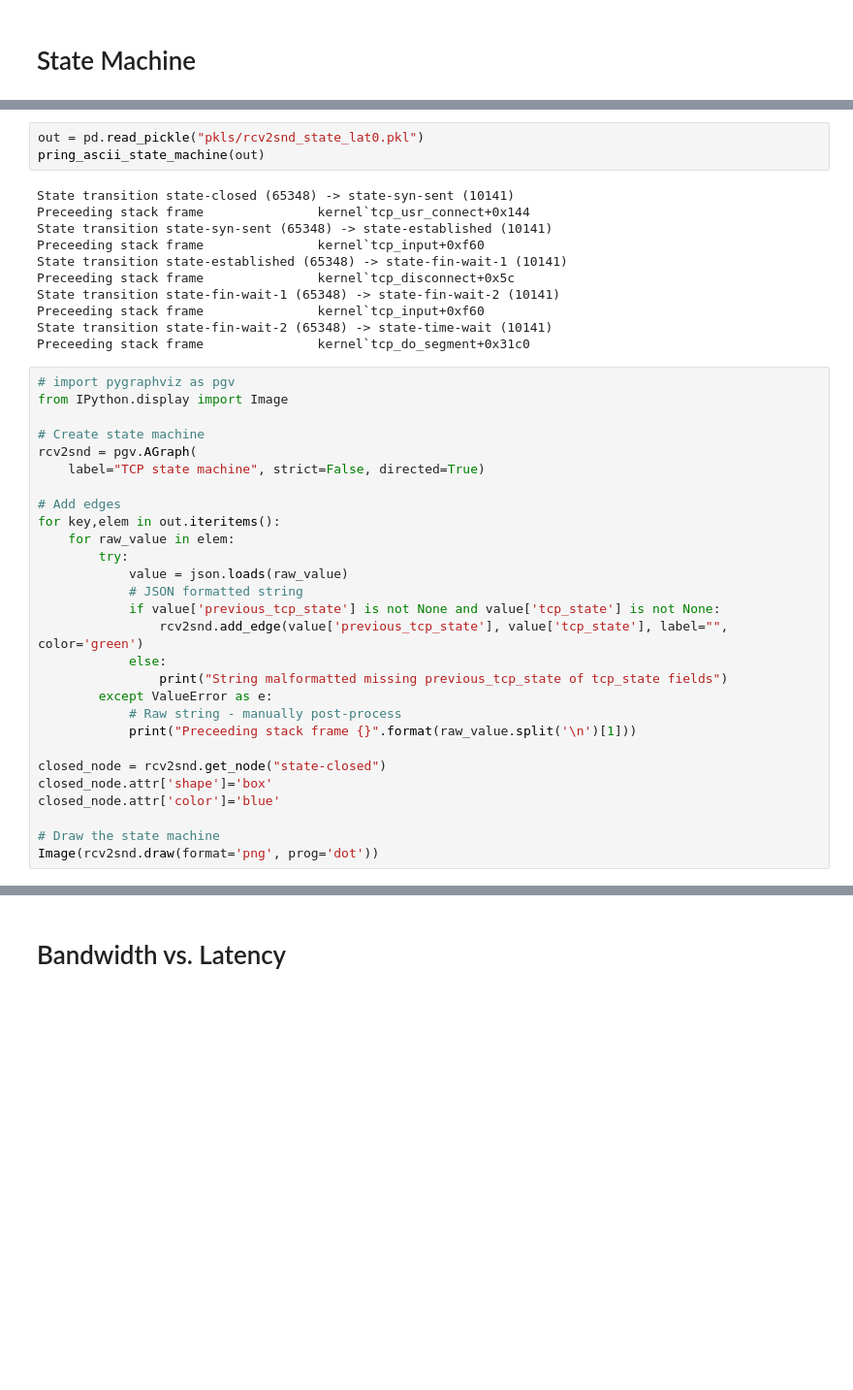
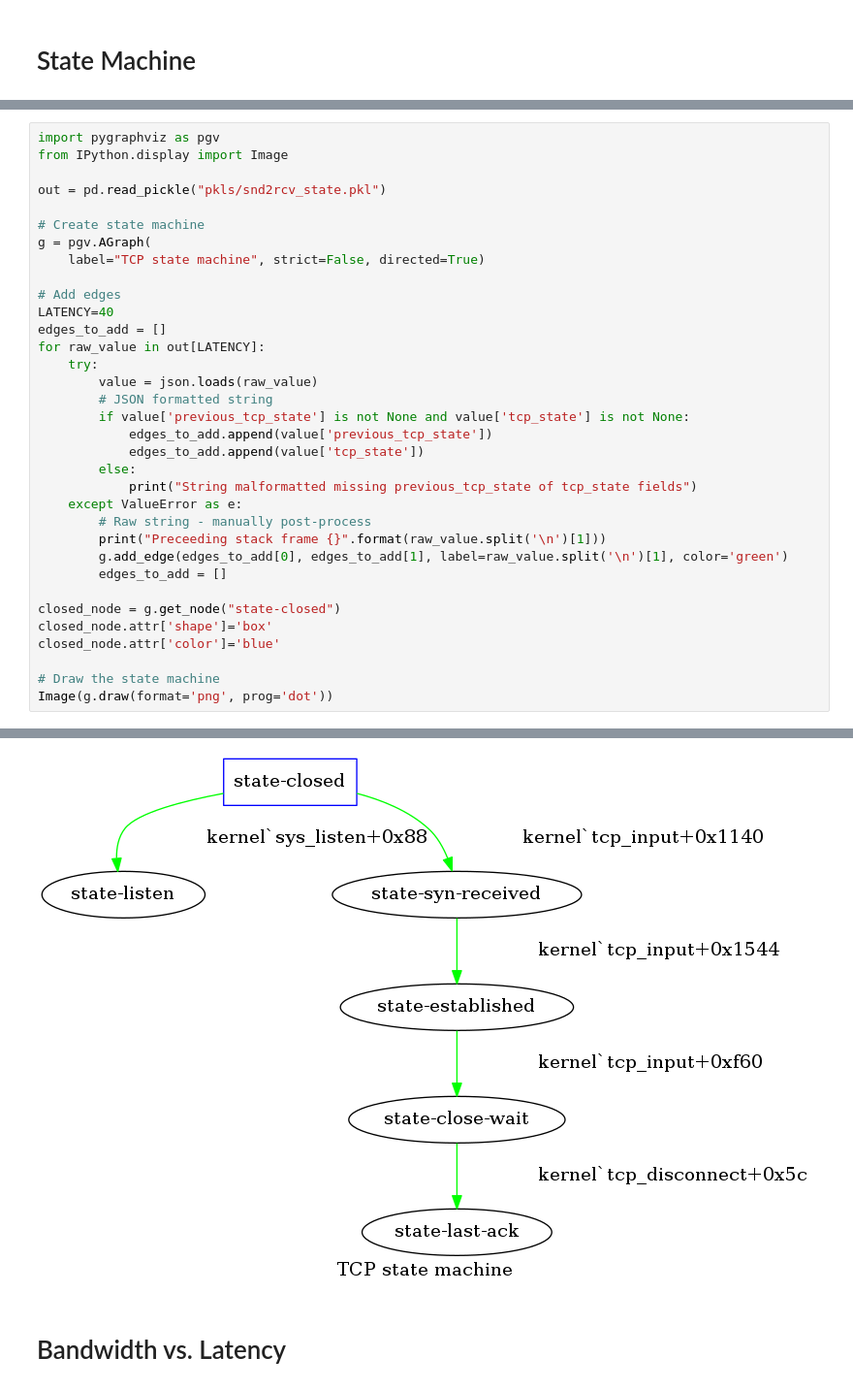
Before and after one commit to Michael137/os, a Jupyter notebook: l41-labs/lab3/lab3.ipynb, the cells around one changed output, grey strips where cells are left out. Shown at 97% size. Drawn from its saved outputs; the diff is of its cells as text; blank space fills up the shorter version.

Commit message:
collected & pickled data

```diff
--- a/l41-labs/lab3/lab3.ipynb
+++ b/l41-labs/lab3/lab3.ipynb
@@ -385,42 +454,35 @@ pd.to_pickle(out, "pkls/rcv2snd_state_lat0.pkl")
-# %%
-out = pd.read_pickle("pkls/rcv2snd_state_lat0.pkl")
-pring_ascii_state_machine(out)
-# %% [output]
-State transition state-closed (65348) -> state-syn-sent (10141)
-Preceeding stack frame               kernel`tcp_usr_connect+0x144
-State transition state-syn-sent (65348) -> state-established (10141)
-Preceeding stack frame               kernel`tcp_input+0xf60
-State transition state-established (65348) -> state-fin-wait-1 (10141)
-Preceeding stack frame               kernel`tcp_disconnect+0x5c
-State transition state-fin-wait-1 (65348) -> state-fin-wait-2 (10141)
-Preceeding stack frame               kernel`tcp_input+0xf60
-State transition state-fin-wait-2 (65348) -> state-time-wait (10141)
-Preceeding stack frame               kernel`tcp_do_segment+0x31c0
 # %%
-# import pygraphviz as pgv
+import pygraphviz as pgv
 from IPython.display import Image
 
+out = pd.read_pickle("pkls/snd2rcv_state.pkl")
+
 # Create state machine
-rcv2snd = pgv.AGraph(
+g = pgv.AGraph(
     label="TCP state machine", strict=False, directed=True)
 
 # Add edges
-for key,elem in out.iteritems():
-    for raw_value in elem:
-        try:
-            value = json.loads(raw_value)
-            # JSON formatted string
-            if value['previous_tcp_state'] is not None and value['tcp_state'] is not None:
-                rcv2snd.add_edge(value['previous_tcp_state'], value['tcp_state'], label="", color='green')
-            else:
-                print("String malformatted missing previous_tcp_state of tcp_state fields")
-        except ValueError as e:
-            # Raw string - manually post-process
-            print("Preceeding stack frame {}".format(raw_value.split('\n')[1]))
+LATENCY=40
+edges_to_add = []
+for raw_value in out[LATENCY]:
+    try:
+        value = json.loads(raw_value)
+        # JSON formatted string
+        if value['previous_tcp_state'] is not None and value['tcp_state'] is not None:
+            edges_to_add.append(value['previous_tcp_state'])
+            edges_to_add.append(value['tcp_state'])
+        else:
+            print("String malformatted missing previous_tcp_state of tcp_state fields")
+    except ValueError as e:
+        # Raw string - manually post-process
+        print("Preceeding stack frame {}".format(raw_value.split('\n')[1]))
+        g.add_edge(edges_to_add[0], edges_to_add[1], label=raw_value.split('\n')[1], color='green')
+        edges_to_add = []
 
-closed_node = rcv2snd.get_node("state-closed")
+closed_node = g.get_node("state-closed")
 closed_node.attr['shape']='box'
 closed_node.attr['color']='blue'
 
 # Draw the state machine
-Image(rcv2snd.draw(format='png', prog='dot'))
+Image(g.draw(format='png', prog='dot'))
+# %% [output]
@@ -427,3 +494,4 @@ Image(rcv2snd.draw(format='png', prog='dot'))
+[figure, added]
 # %% [markdown]
 #  Bandwidth vs. Latency
 # %%
```
Also changed, not shown: parts of 15 cells of this notebook, 9 other files.
